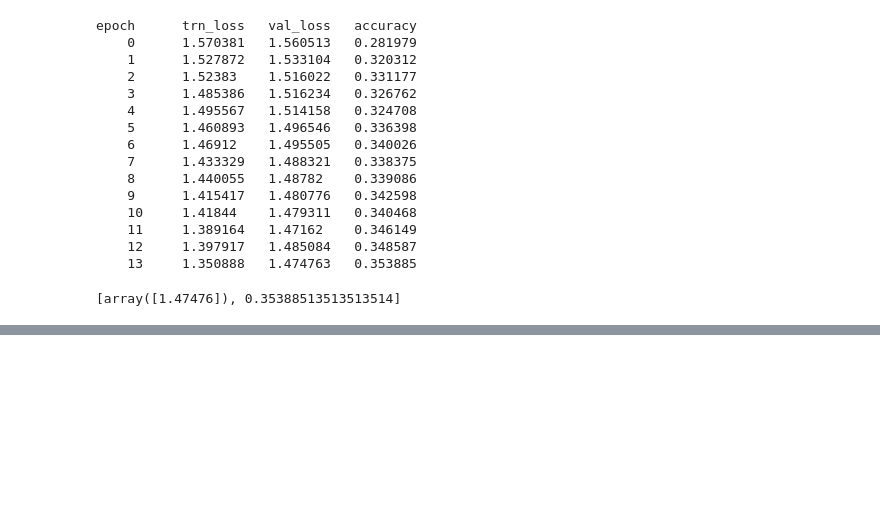
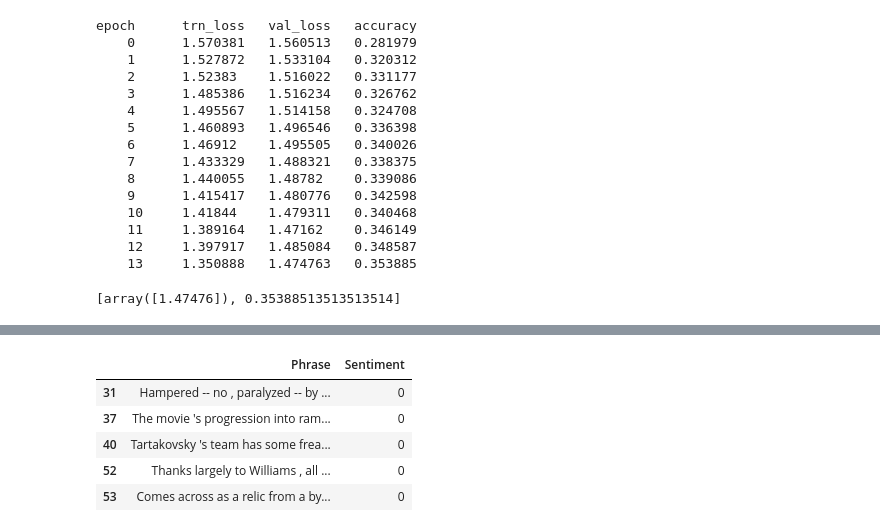
Before and after one commit to Muosvr/movie-review-sentiment-analysis-kernels-only, a Jupyter notebook: movie-review-sentiment-analysis-kernels-only.ipynb, the cells around one changed output, grey strips where cells are left out. Saved outputs shown, nothing was run; the diff lists cells and outputs as text; code cells hidden in the pictures; blank space fills up the shorter version.

```diff
--- a/movie-review-sentiment-analysis-kernels-only.ipynb
+++ b/movie-review-sentiment-analysis-kernels-only.ipynb
@@ -416,0 +561,9 @@ epoch      trn_loss   val_loss   accuracy
+# %%
+df_vneg.head()
+# %% [output]
+|  | Phrase | Sentiment |
+| 31 | Hampered -- no , paralyzed -- by ... | 0 |
+| 37 | The movie 's progression into ram... | 0 |
+| 40 | Tartakovsky 's team has some frea... | 0 |
+| 52 | Thanks largely to Williams , all ... | 0 |
+| 53 | Comes across as a relic from a by... | 0 |
```
Also changed, not shown: parts of 57 cells of this notebook.
